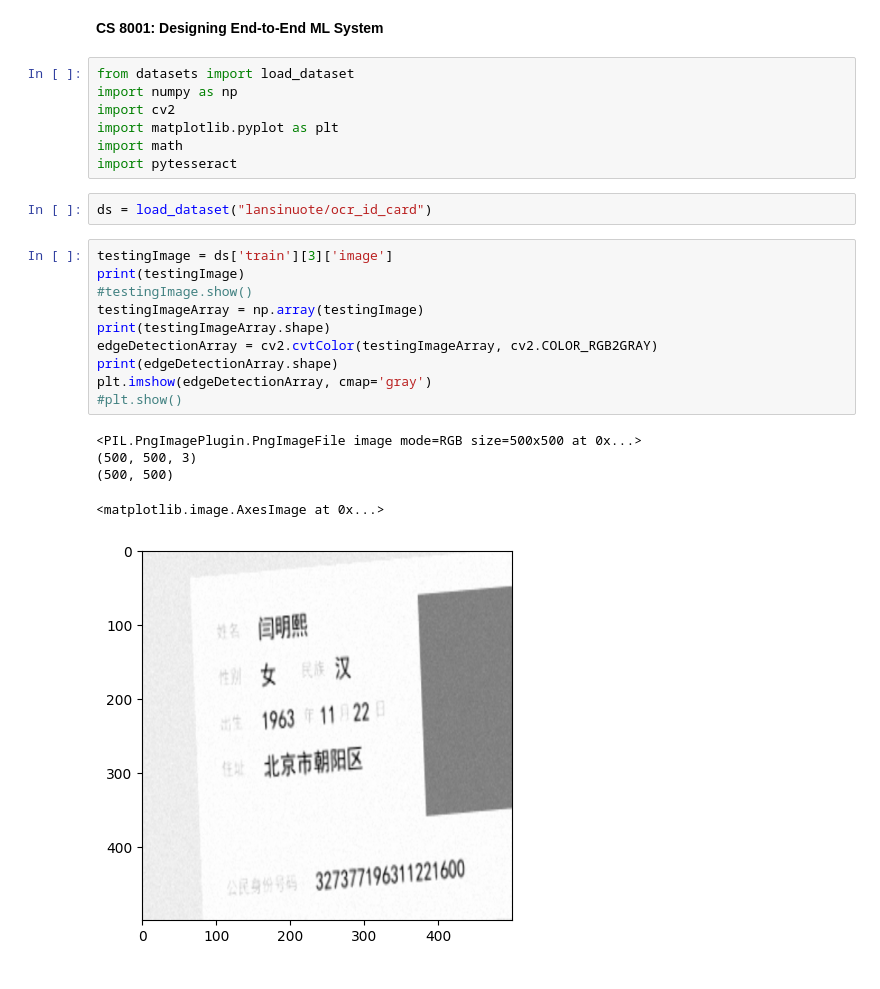
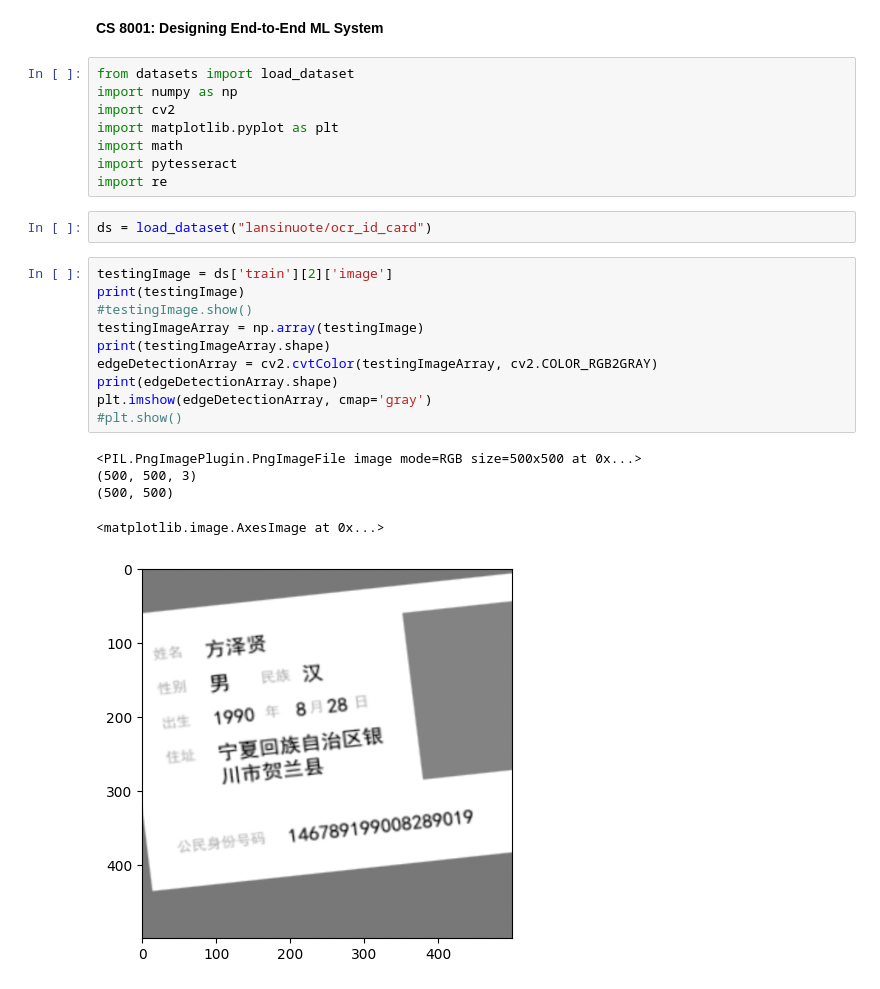
Before and after one commit to sabindahal/ICP_ML, a Jupyter notebook: trial2.ipynb, the cells around one changed output. Drawn from its saved outputs; the diff is of its cells as text.

```diff
--- a/trial2.ipynb
+++ b/trial2.ipynb
@@ -7,24 +7,25 @@ import cv2
 import matplotlib.pyplot as plt
 import math
 import pytesseract
+import re
 # %%
 ds = load_dataset("lansinuote/ocr_id_card")
 # %%
-testingImage = ds['train'][3]['image']
+testingImage = ds['train'][2]['image']
 print(testingImage)
 #testingImage.show()
 testingImageArray = np.array(testingImage)
 print(testingImageArray.shape)
 edgeDetectionArray = cv2.cvtColor(testingImageArray, cv2.COLOR_RGB2GRAY)
 print(edgeDetectionArray.shape)
 plt.imshow(edgeDetectionArray, cmap='gray')
 #plt.show()
 # %% [output]
 <PIL.PngImagePlugin.PngImageFile image mode=RGB size=500x500 at 0x...>
 (500, 500, 3)
 (500, 500)
 <matplotlib.image.AxesImage at 0x...>
-[figure, old version]
+[figure, new version]
 # %%
 edges = cv2.Canny(edgeDetectionArray, 100, 200)
 plt.imshow(edges, cmap='gray')
```
Also changed, not shown: parts of 10 cells of this notebook.
